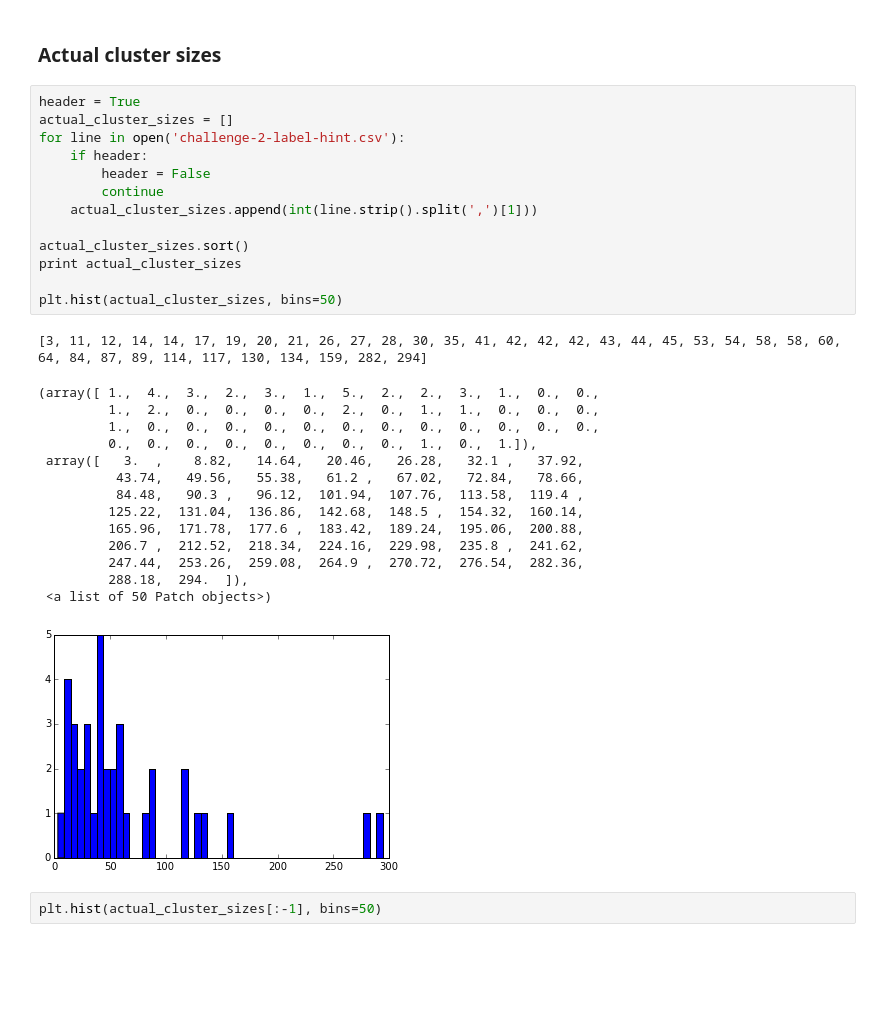
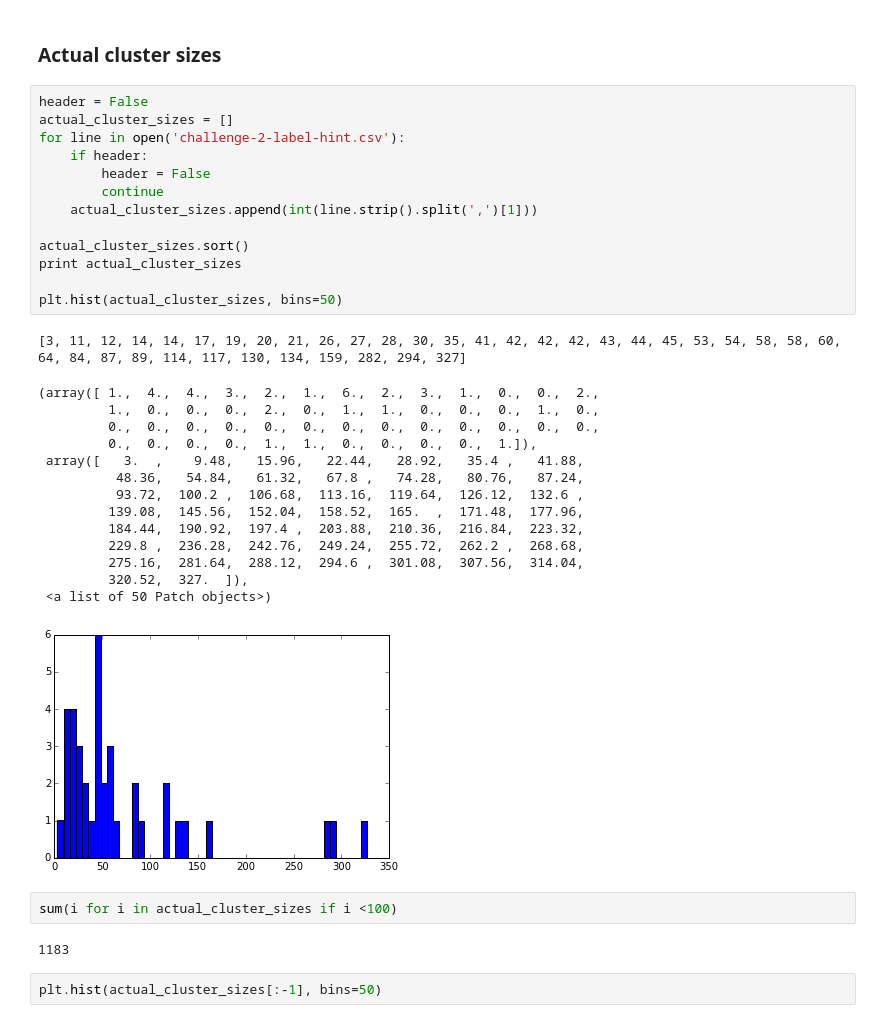
Before and after one commit to mzw4/jyupitertime, a Jupyter notebook: comp1/CS 5786 Comp 1 - JAC.ipynb, the cells around one changed output. Cells and saved outputs as stored; diff of their text form; blank space fills up the shorter version.

```diff
--- a/comp1/CS 5786 Comp 1 - JAC.ipynb
+++ b/comp1/CS 5786 Comp 1 - JAC.ipynb
@@ -2426,34 +2428,38 @@ plt.hist(spectral_labels, bins=38)
 # %% [markdown]
 ### Actual cluster sizes
 # %%
-header = True
+header = False
 actual_cluster_sizes = []
 for line in open('challenge-2-label-hint.csv'):
     if header:
         header = False
         continue
     actual_cluster_sizes.append(int(line.strip().split(',')[1]))
 
 actual_cluster_sizes.sort()
 print actual_cluster_sizes
 
 plt.hist(actual_cluster_sizes, bins=50)
 # %% [output]
-[3, 11, 12, 14, 14, 17, 19, 20, 21, 26, 27, 28, 30, 35, 41, 42, 42, 42, 43, 44, 45, 53, 54, 58, 58, 60, 64, 84, 87, 89, 114, 117, 130, 134, 159, 282, 294]
+[3, 11, 12, 14, 14, 17, 19, 20, 21, 26, 27, 28, 30, 35, 41, 42, 42, 42, 43, 44, 45, 53, 54, 58, 58, 60, 64, 84, 87, 89, 114, 117, 130, 134, 159, 282, 294, 327]
-(array([ 1.,  4.,  3.,  2.,  3.,  1.,  5.,  2.,  2.,  3.,  1.,  0.,  0.,
-         1.,  2.,  0.,  0.,  0.,  0.,  2.,  0.,  1.,  1.,  0.,  0.,  0.,
-         1.,  0.,  0.,  0.,  0.,  0.,  0.,  0.,  0.,  0.,  0.,  0.,  0.,
-         0.,  0.,  0.,  0.,  0.,  0.,  0.,  0.,  1.,  0.,  1.]),
- array([   3.  ,    8.82,   14.64,   20.46,   26.28,   32.1 ,   37.92,
-          43.74,   49.56,   55.38,   61.2 ,   67.02,   72.84,   78.66,
-          84.48,   90.3 ,   96.12,  101.94,  107.76,  113.58,  119.4 ,
-         125.22,  131.04,  136.86,  142.68,  148.5 ,  154.32,  160.14,
-         165.96,  171.78,  177.6 ,  183.42,  189.24,  195.06,  200.88,
-         206.7 ,  212.52,  218.34,  224.16,  229.98,  235.8 ,  241.62,
-         247.44,  253.26,  259.08,  264.9 ,  270.72,  276.54,  282.36,
-         288.18,  294.  ]),
+(array([ 1.,  4.,  4.,  3.,  2.,  1.,  6.,  2.,  3.,  1.,  0.,  0.,  2.,
+         1.,  0.,  0.,  0.,  2.,  0.,  1.,  1.,  0.,  0.,  0.,  1.,  0.,
+         0.,  0.,  0.,  0.,  0.,  0.,  0.,  0.,  0.,  0.,  0.,  0.,  0.,
+         0.,  0.,  0.,  0.,  1.,  1.,  0.,  0.,  0.,  0.,  1.]),
+ array([   3.  ,    9.48,   15.96,   22.44,   28.92,   35.4 ,   41.88,
+          48.36,   54.84,   61.32,   67.8 ,   74.28,   80.76,   87.24,
+          93.72,  100.2 ,  106.68,  113.16,  119.64,  126.12,  132.6 ,
+         139.08,  145.56,  152.04,  158.52,  165.  ,  171.48,  177.96,
+         184.44,  190.92,  197.4 ,  203.88,  210.36,  216.84,  223.32,
+         229.8 ,  236.28,  242.76,  249.24,  255.72,  262.2 ,  268.68,
+         275.16,  281.64,  288.12,  294.6 ,  301.08,  307.56,  314.04,
+         320.52,  327.  ]),
  <a list of 50 Patch objects>)
-[figure, old version]
+[figure, new version]
+# %%
+sum(i for i in actual_cluster_sizes if i <100)
+# %% [output]
+1183
 # %%
 plt.hist(actual_cluster_sizes[:-1], bins=50)
 # %% [output]
```
Also changed, not shown: parts of 15 cells of this notebook, 1 other file.
